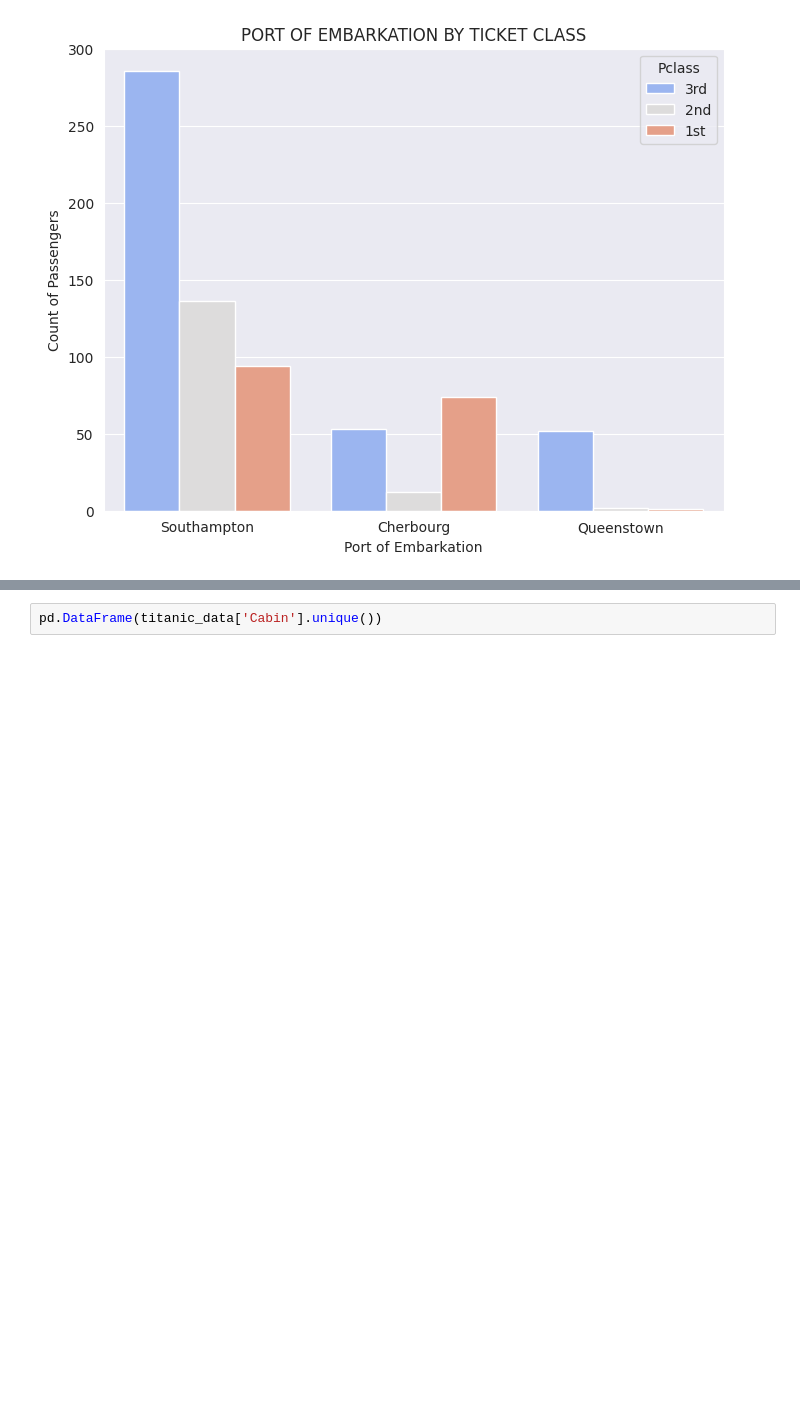
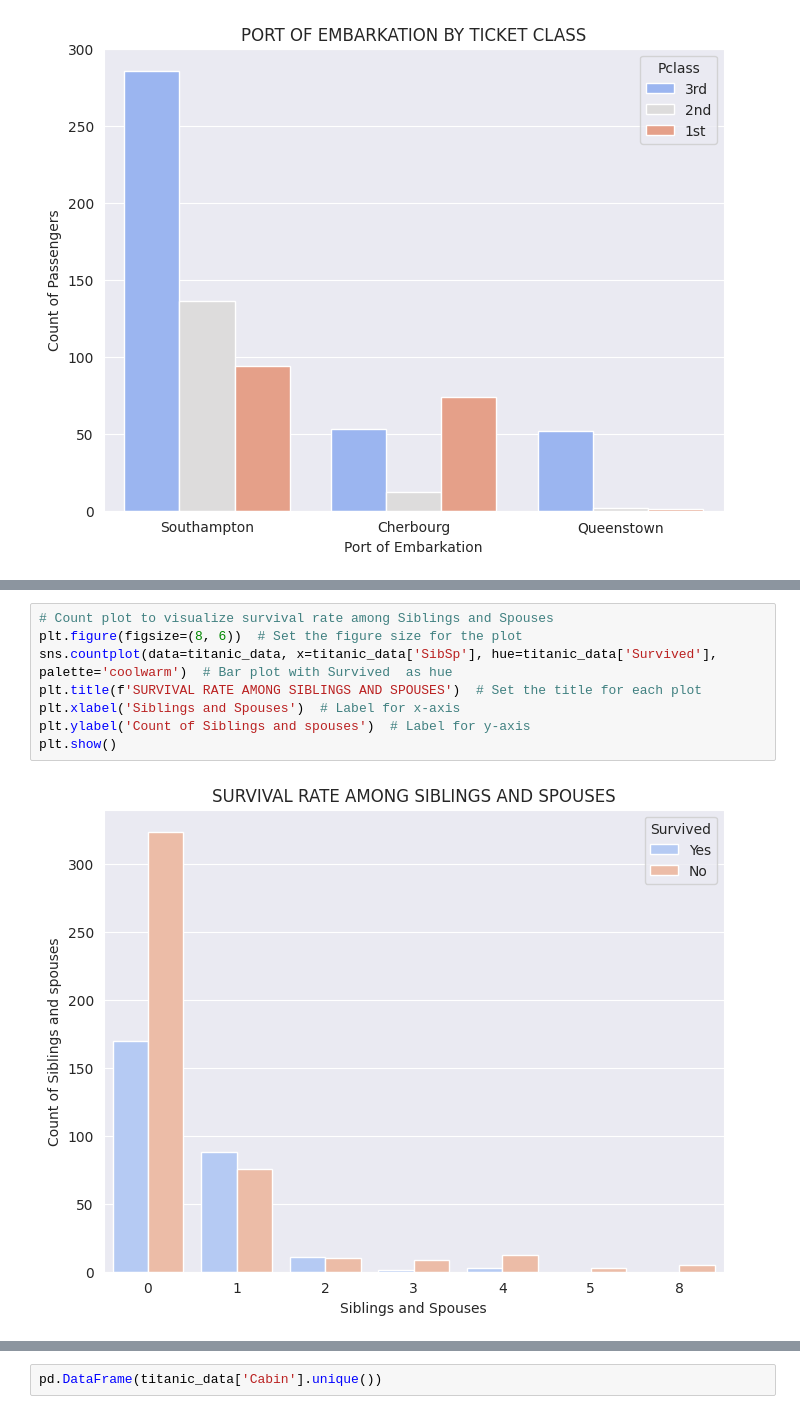
Before and after one commit to brem-21/Titanic, a Jupyter notebook: Titanic.ipynb, the cells around one changed output, grey strips where cells are left out. Drawn from its saved outputs; the diff is of its cells as text; blank space fills up the shorter version.

```diff
--- a/Titanic.ipynb
+++ b/Titanic.ipynb
@@ -198,0 +217,10 @@ plt.show()
+# %%
+# Count plot to visualize survival rate among Siblings and Spouses
+plt.figure(figsize=(8, 6))  # Set the figure size for the plot
+sns.countplot(data=titanic_data, x=titanic_data['SibSp'], hue=titanic_data['Survived'], palette='coolwarm')  # Bar plot with Survived  as hue
+plt.title(f'SURVIVAL RATE AMONG SIBLINGS AND SPOUSES')  # Set the title for each plot
+plt.xlabel('Siblings and Spouses')  # Label for x-axis
+plt.ylabel('Count of Siblings and spouses')  # Label for y-axis
+plt.show()
+# %% [output]
+[figure, added]
```
Also changed, not shown: parts of 9 cells of this notebook.
